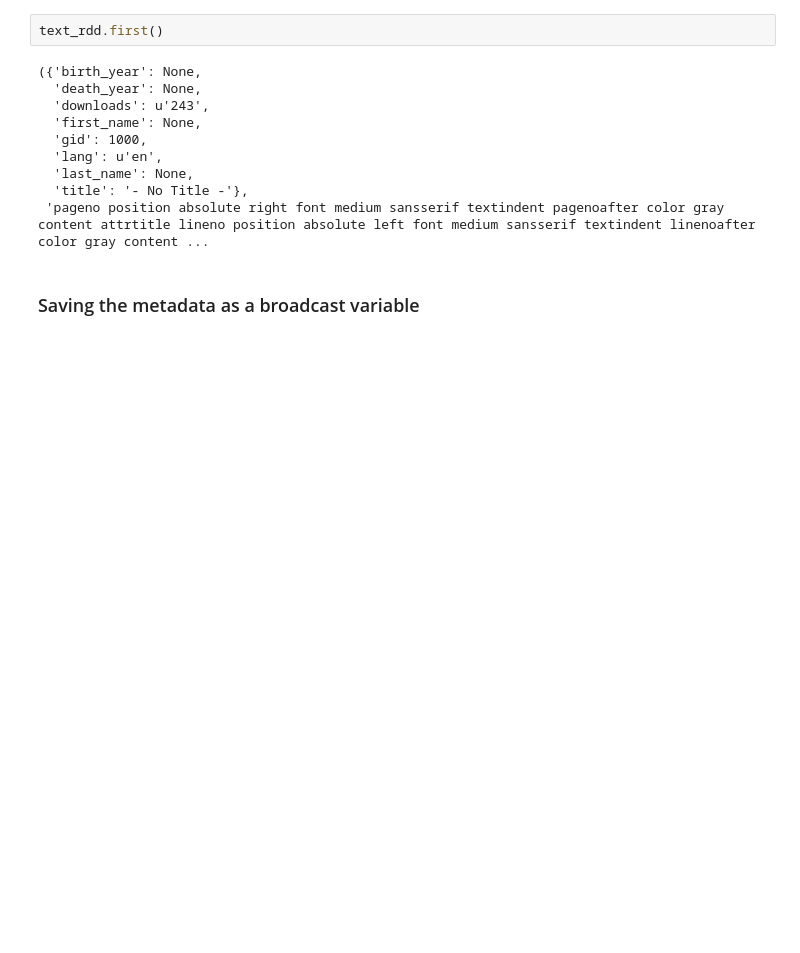
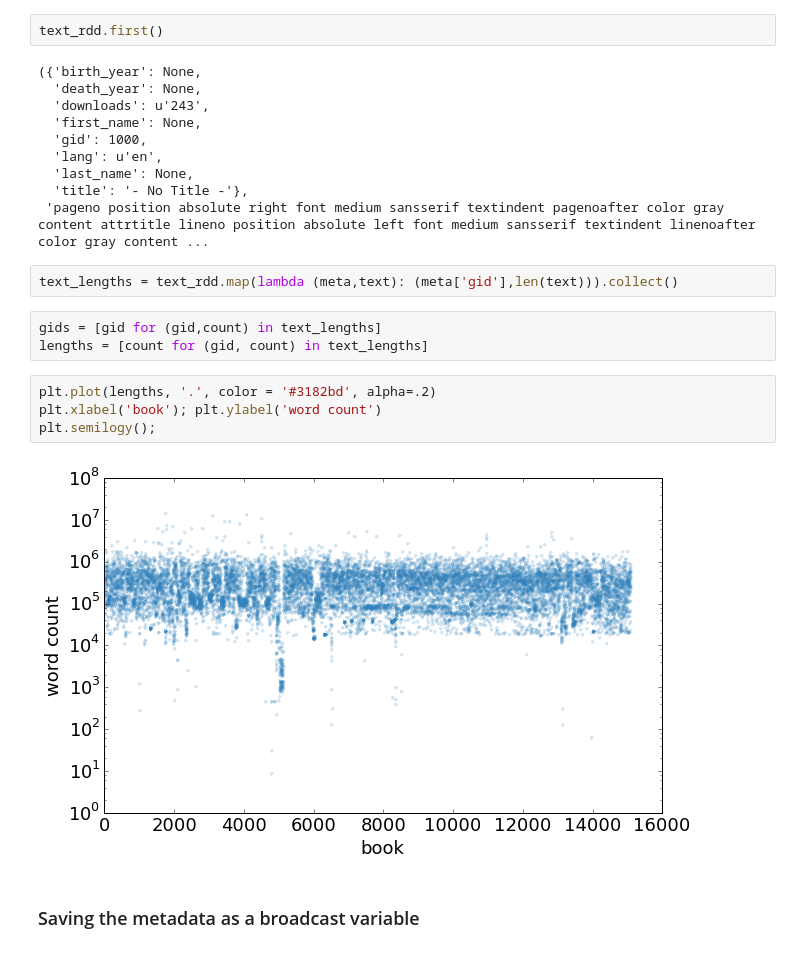
Before and after one commit to rokroskar/spark_workshop, a Jupyter notebook: gutenberg/gutenberg_ngrams-SOLUTIONS.ipynb, the cells around one changed output. Drawn from its saved outputs; the diff is of its cells as text; blank space fills up the shorter version.

Commit message:
added plot of document length at the beginning

```diff
--- a/gutenberg/gutenberg_ngrams-SOLUTIONS.ipynb
+++ b/gutenberg/gutenberg_ngrams-SOLUTIONS.ipynb
@@ -219,6 +219,17 @@ text_rdd.first()
   'last_name': None,
   'title': '- No Title -'},
  'pageno position absolute right font medium sansserif textindent pagenoafter color gray content attrtitle lineno position absolute left font medium sansserif textindent linenoafter color gray content ...
+# %%
+text_lengths = text_rdd.map(lambda (meta,text): (meta['gid'],len(text))).collect()
+# %%
+gids = [gid for (gid,count) in text_lengths]
+lengths = [count for (gid, count) in text_lengths]
+# %%
+plt.plot(lengths, '.', color = '#3182bd', alpha=.2)
+plt.xlabel('book'); plt.ylabel('word count')
+plt.semilogy();
+# %% [output]
+[figure, added]
 # %% [markdown]
 ### Saving the metadata as a broadcast variable
 # %% [markdown]
```
Also changed, not shown: parts of 2 cells of this notebook.
